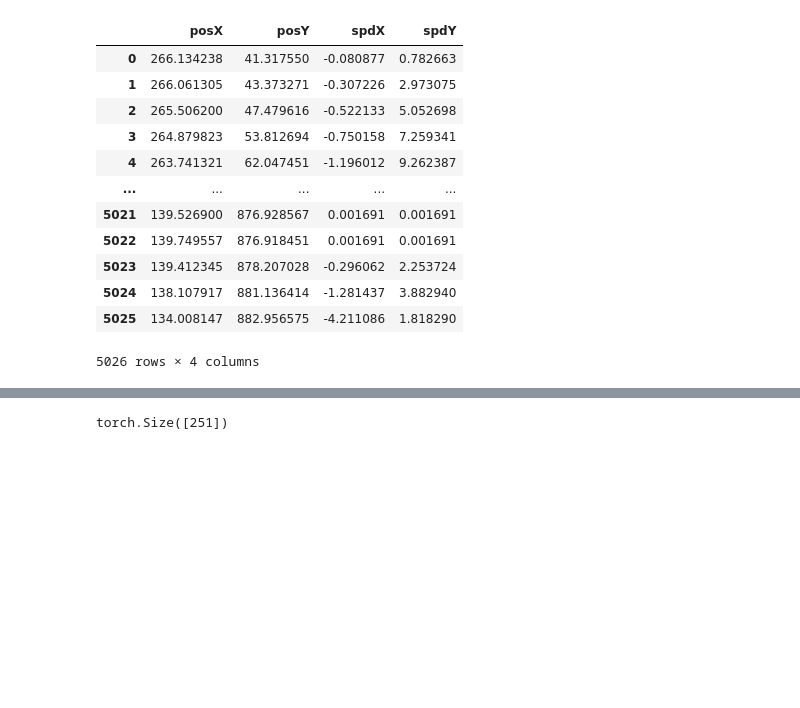
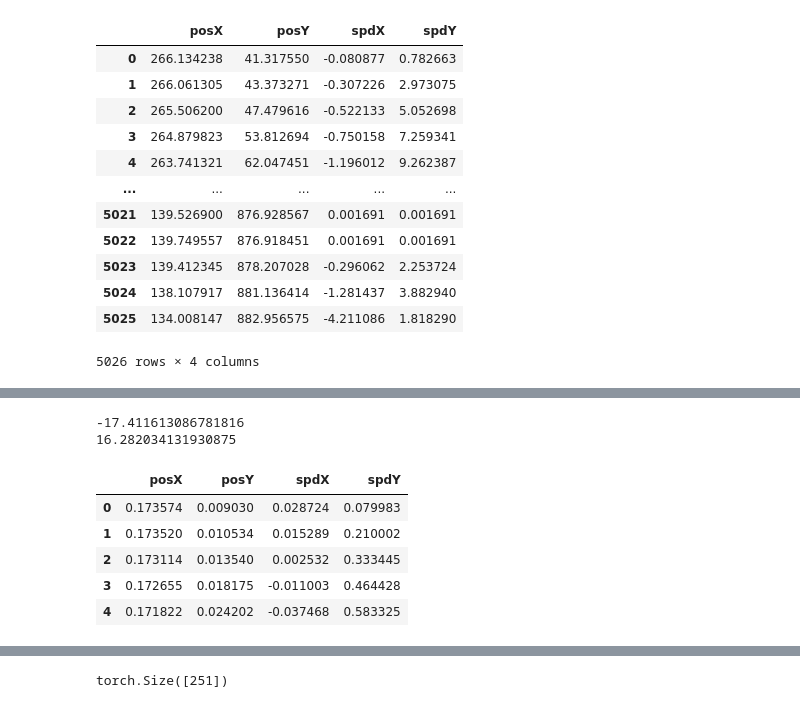
Before and after one commit to ruchir-k/Deep-Neural-Network-Framework-for-Anomaly-Detection-in-VANETs, a Jupyter notebook: GroundTruth.ipynb, the cells around one changed output, grey strips where cells are left out. Drawn from its saved outputs; the diff is of its cells as text; code cells hidden in the pictures; blank space fills up the shorter version.

```diff
--- a/GroundTruth.ipynb
+++ b/GroundTruth.ipynb
@@ -108,3 +119,26 @@ df1
+# %%
+df1['posY'] = (df1['posY'] - mini)/(maxi - mini)
+# %%
+mini = min(df1['spdX'].min(),df1['spdY'].min())
+print(mini)
+maxi = max(df1['spdX'].max(),df1['spdY'].max())
+print(maxi)
+# %% [output]
+-17.411613086781816
+16.282034131930875
+# %%
+df1['spdX'] = ((df1['spdX'] - mini)/(maxi - mini))*2 -1
+# %%
+df1['spdY'] = ((df1['spdY'] - mini)/(maxi - mini))*2 -1
+# %%
+df1.head()
+# %% [output]
+|  | posX | posY | spdX | spdY |
+| 0 | 0.173574 | 0.009030 | 0.028724 | 0.079983 |
+| 1 | 0.173520 | 0.010534 | 0.015289 | 0.210002 |
+| 2 | 0.173114 | 0.013540 | 0.002532 | 0.333445 |
+| 3 | 0.172655 | 0.018175 | -0.011003 | 0.464428 |
+| 4 | 0.171822 | 0.024202 | -0.037468 | 0.583325 |
 # %%
 input_comb = []
 
```
Also changed, not shown: parts of 15 cells of this notebook, 8 other files.
